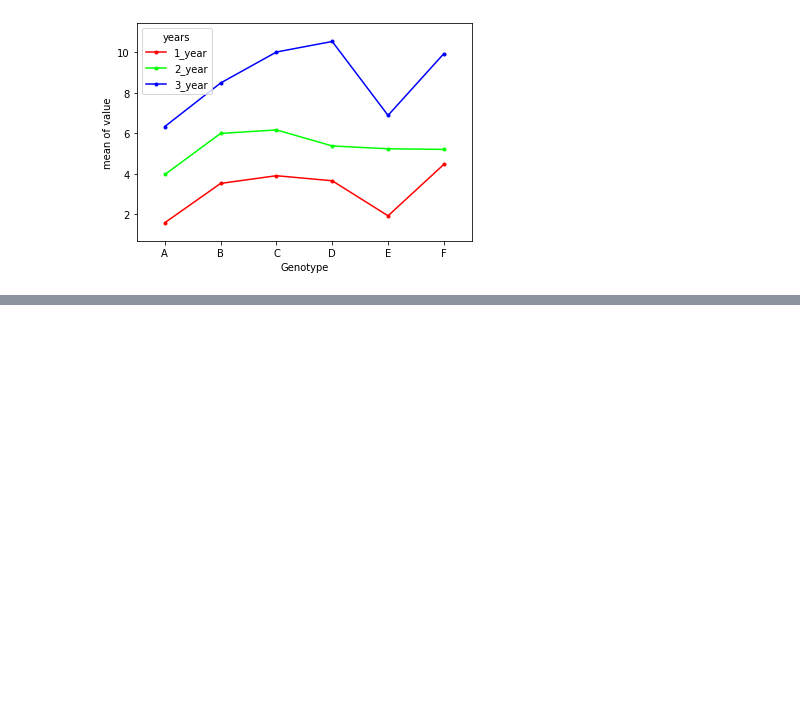
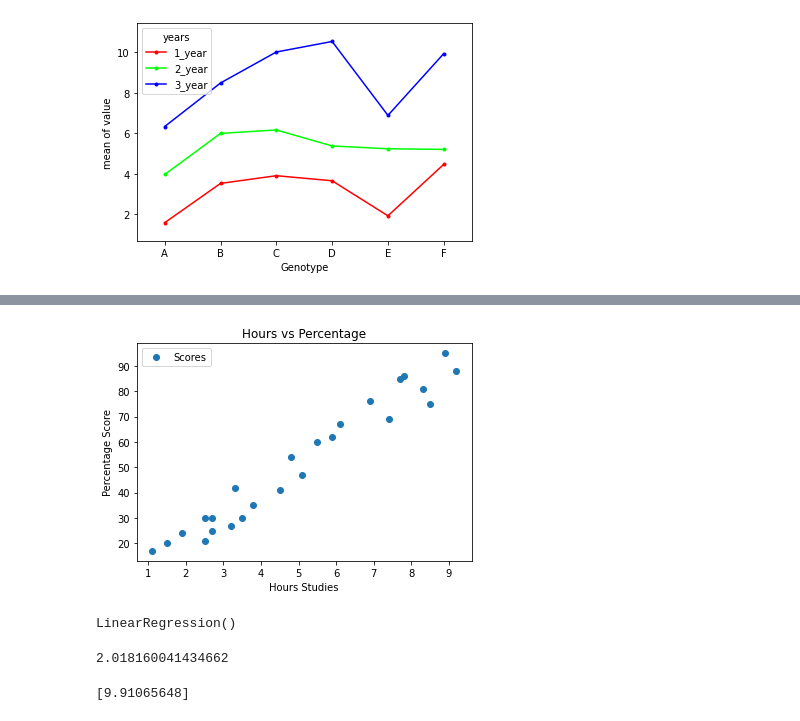
Before and after one commit to zhanyyy7/inf2178h-w22-exp-design-datascience, a Jupyter notebook: notebooks/inclass.ipynb, the cells around one changed output, grey strips where cells are left out. Cells and saved outputs as stored; diff of their text form; code cells hidden in the pictures; blank space fills up the shorter version.

```diff
--- a/notebooks/inclass.ipynb
+++ b/notebooks/inclass.ipynb
@@ -238,0 +192,3 @@ res.tukey_summary
+# %%
+#simple and multiple linear regressions
+dataset = pd.read_csv("/Users/shionguha/Documents/GitHub/inf2178h-w22-exp-design-datascience/data/student_scores.csv")
@@ -238,0 +220,9 @@ res.tukey_summary
+# %%
+#plotting
+dataset.plot(x='Hours', y='Scores', style='o')
+plt.title('Hours vs Percentage')
+plt.xlabel('Hours Studies')
+plt.ylabel('Percentage Score')
+plt.show()
+# %% [output]
+[figure, added]
@@ -238,0 +236,14 @@ res.tukey_summary
+# %%
+from sklearn.linear_model import LinearRegression
+regressor = LinearRegression()
+regressor.fit(X_train, y_train)
+# %% [output]
+LinearRegression()
+# %%
+print(regressor.intercept_)
+# %% [output]
+2.018160041434662
+# %%
+print(regressor.coef_)
+# %% [output]
+[9.91065648]
```
Also changed, not shown: parts of 27 cells of this notebook, 5 other files.
